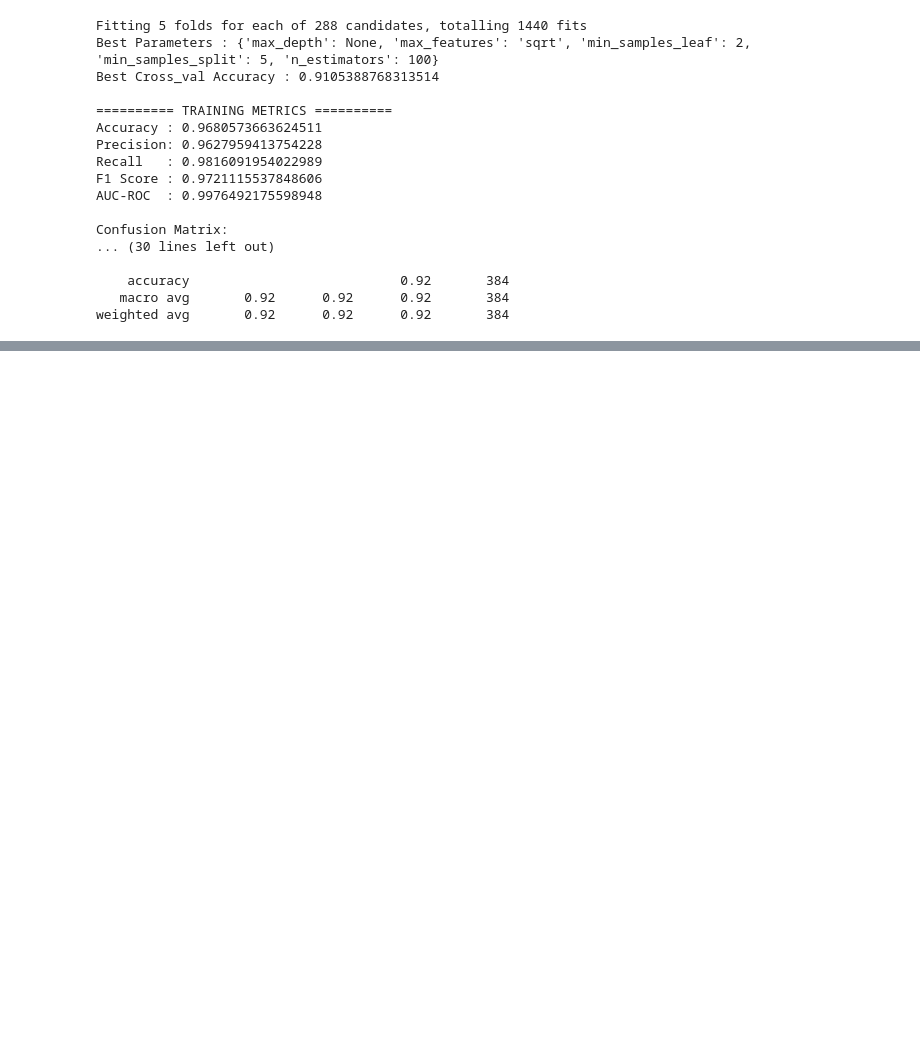
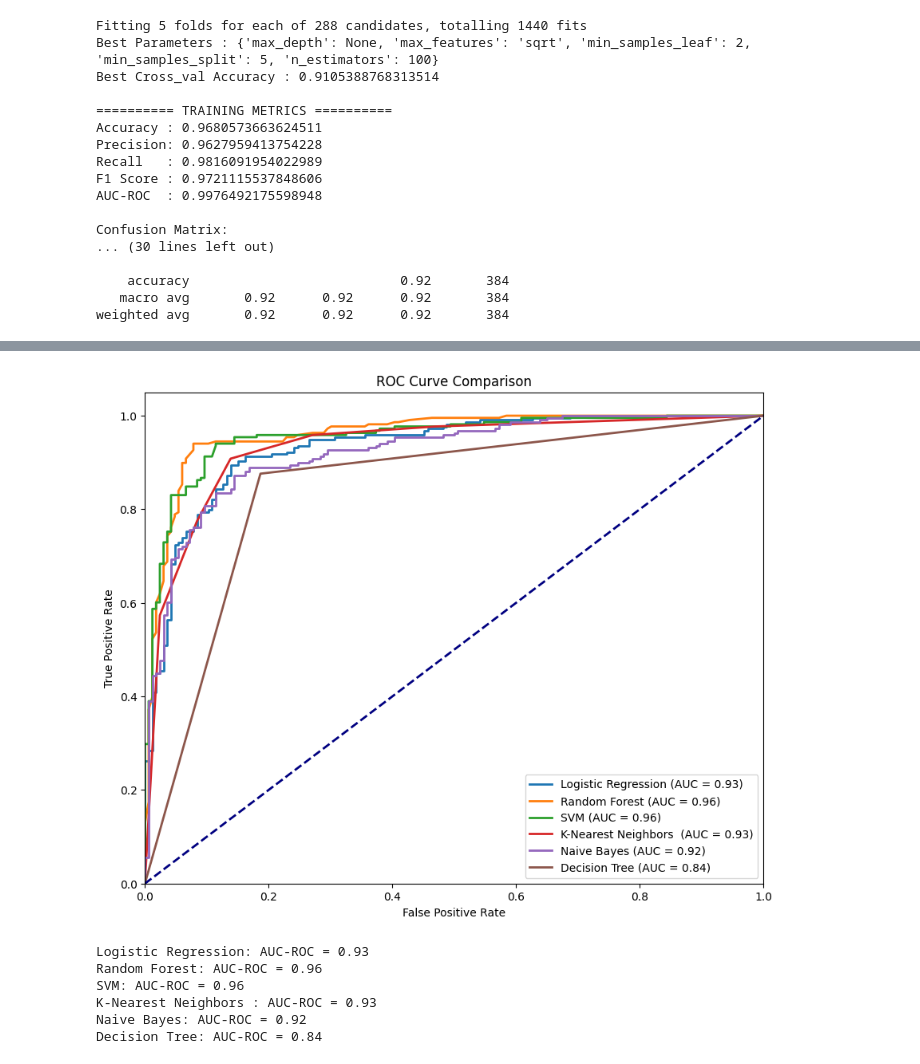
Before and after one commit to himanshu-shekhar2327/Heart-Failure-Prediction, a Jupyter notebook: notebooks/Heart.ipynb, the cells around one changed output, grey strips where cells are left out. Saved outputs shown, nothing was run; the diff lists cells and outputs as text; code cells hidden in the pictures; blank space fills up the shorter version.

```diff
--- a/Heart.ipynb
+++ b/notebooks/Heart.ipynb
@@ -1544,0 +1874,59 @@ plt.show()
+# %%
+#Define the model
+models = {
+    'Logistic Regression' : LogisticRegression(),
+    'Random Forest' : RandomForestClassifier(),
+    'SVM' : SVC(probability=True),
+    'K-Nearest Neighbors ': KNeighborsClassifier(),
+    'Naive Bayes' : GaussianNB(),
+    'Decision Tree' : DecisionTreeClassifier(),
+
+}
+
+# Initialize a dictionary to store AUC - ROC scores
+roc_auc_scores = {}
+
+#plot the ROC curve
+plt.figure(figsize=(10,8))
+
+for name , model in models.items():
+    # train model
+    model.fit(X_train , y_train)
+
+    #predict the probabities
+    y_probs = model.predict_proba(X_test)[:,1]
+
+    # Calculate the AUC - ROC Score
+    roc_auc = roc_auc_score(y_test, y_probs)
+    roc_auc_scores[name] = roc_auc
+
+    # Compute ROC Curve
+    fpr , tpr , _ =  roc_curve(y_test, y_probs)
+
+    # Plot ROC curve
+    plt.plot(fpr, tpr, lw=2, label=f'{name} (AUC = {roc_auc:.2f})')
+
+
+# Plot the diagonal 50% line
+plt.plot([0, 1], [0, 1], color='navy', lw=2, linestyle='--')
+
+# Customize the plot
+plt.xlim([0.0, 1.0])
+plt.ylim([0.0, 1.05])
+plt.xlabel('False Positive Rate')
+plt.ylabel('True Positive Rate')
+plt.title('ROC Curve Comparison')
+plt.legend(loc="lower right")
+plt.show()
+
+# Print the AUC - ROC scores for each model
+for name, score in roc_auc_scores.items():
+    print(f'{name}: AUC-ROC = {score:.2f}')
+# %% [output]
+[figure, added]
+Logistic Regression: AUC-ROC = 0.93
+Random Forest: AUC-ROC = 0.96
+SVM: AUC-ROC = 0.96
+K-Nearest Neighbors : AUC-ROC = 0.93
+Naive Bayes: AUC-ROC = 0.92
+Decision Tree: AUC-ROC = 0.84
```
Also changed, not shown: parts of 52 cells of this notebook, 9 other files.
